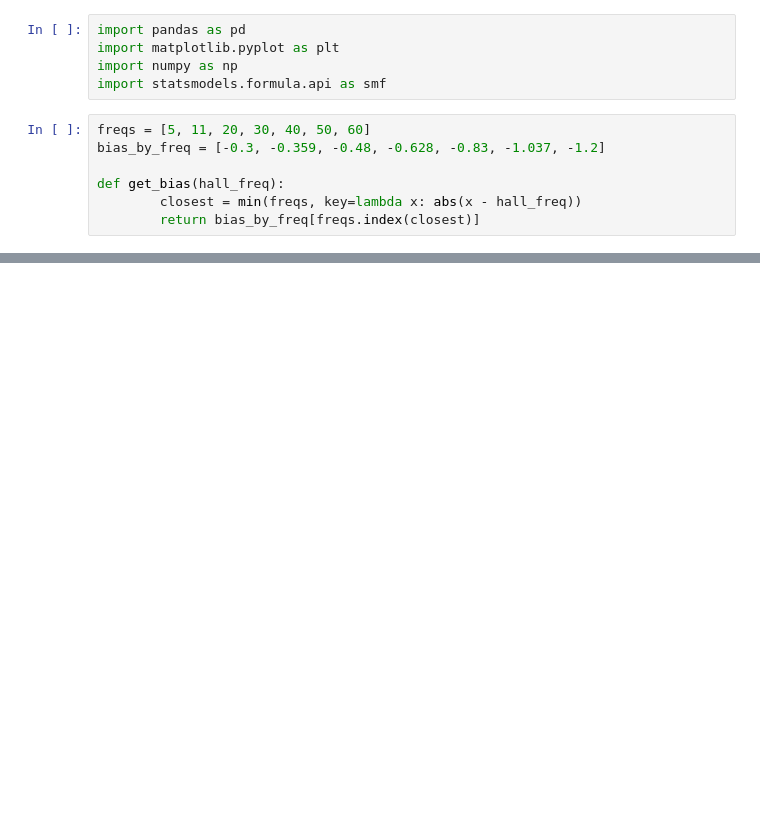
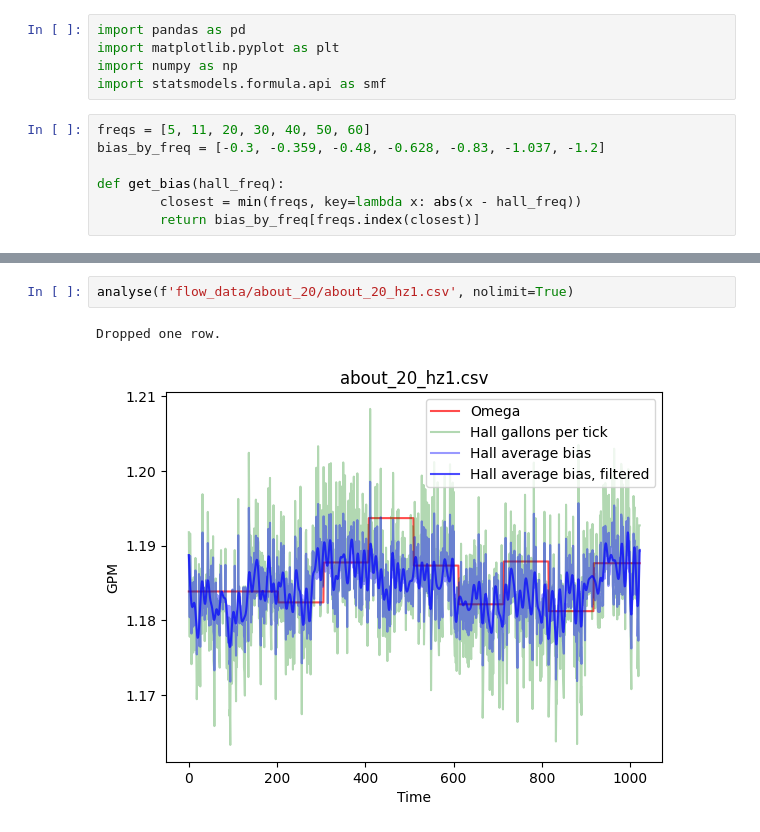
Before and after one commit to thdfw/gwks, a Jupyter notebook: pico/flow_data_analysis.ipynb, the cells around one changed output, grey strips where cells are left out. Cells and saved outputs as stored; diff of their text form; blank space fills up the shorter version.

```diff
--- a/pico/flow_data_analysis.ipynb
+++ b/pico/flow_data_analysis.ipynb
@@ -80,6 +99,11 @@ def analyse(file_path, nolimit=False):
     plt.xlabel('Time')
     plt.legend()
     plt.show()
+# %%
+analyse(f'flow_data/about_20/about_20_hz1.csv', nolimit=True)
+# %% [output]
+Dropped one row.
+[figure, added]
 # %%
 freqs = [5,11,20,30,40,50,60]
 for f in freqs:
```
Also changed, not shown: parts of 4 cells of this notebook.
